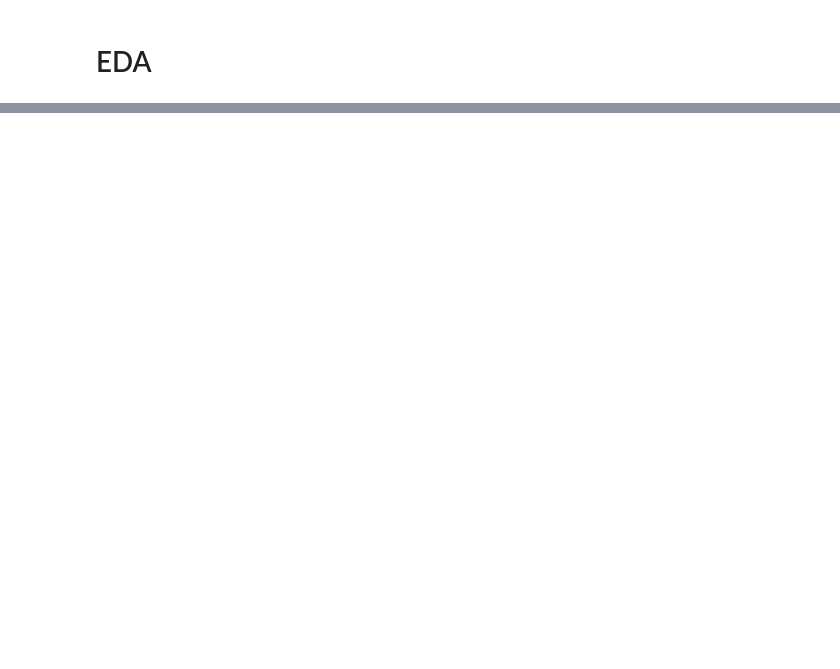
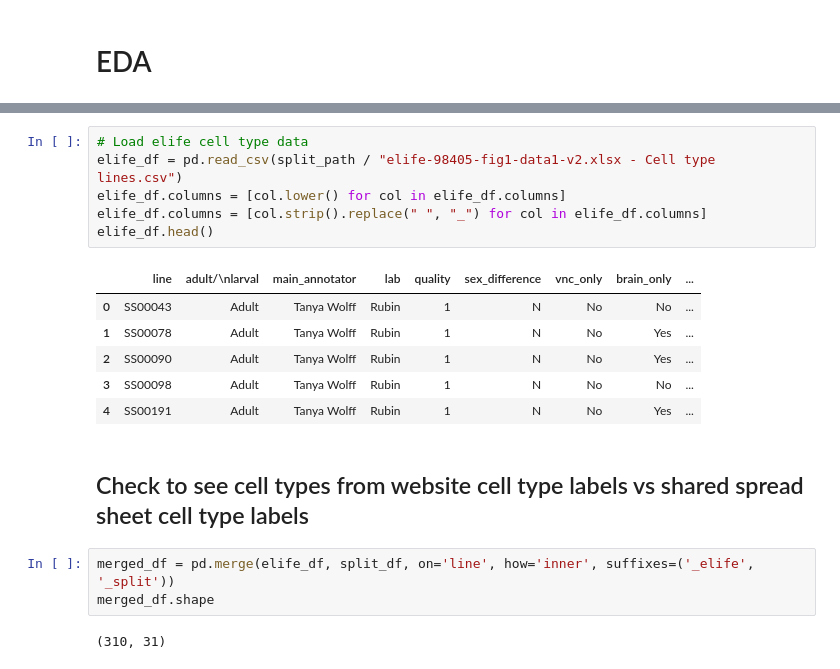
Before and after one commit to NovaBro/neuroinfo_fruitfly, a Jupyter notebook: eda.ipynb, the cells around one changed output, grey strips where cells are left out. Cells and saved outputs as stored; diff of their text form; blank space fills up the shorter version.

```diff
--- a/eda.ipynb
+++ b/eda.ipynb
@@ -25,0 +47,20 @@ for line in split_df['line'].tolist():
+# %%
+# Load elife cell type data
+elife_df = pd.read_csv(split_path / "elife-98405-fig1-data1-v2.xlsx - Cell type lines.csv")
+elife_df.columns = [col.lower() for col in elife_df.columns]
+elife_df.columns = [col.strip().replace(" ", "_") for col in elife_df.columns]
+elife_df.head()
+# %% [output]
+|  | line | adult/\nlarval | main_annotator | lab | quality | sex_difference | vnc_only | brain_only | ... |
+| 0 | SS00043 | Adult | Tanya Wolff | Rubin | 1 | N | No | No | ... |
+| 1 | SS00078 | Adult | Tanya Wolff | Rubin | 1 | N | No | Yes | ... |
+| 2 | SS00090 | Adult | Tanya Wolff | Rubin | 1 | N | No | Yes | ... |
+| 3 | SS00098 | Adult | Tanya Wolff | Rubin | 1 | N | No | No | ... |
+| 4 | SS00191 | Adult | Tanya Wolff | Rubin | 1 | N | No | Yes | ... |
+# %% [markdown]
+## Check to see cell types from website cell type labels vs shared spread sheet cell type labels
+# %%
+merged_df = pd.merge(elife_df, split_df, on='line', how='inner', suffixes=('_elife', '_split'))
+merged_df.shape
+# %% [output]
+(310, 31)
```
Also changed, not shown: parts of 12 cells of this notebook, 17 other files.
